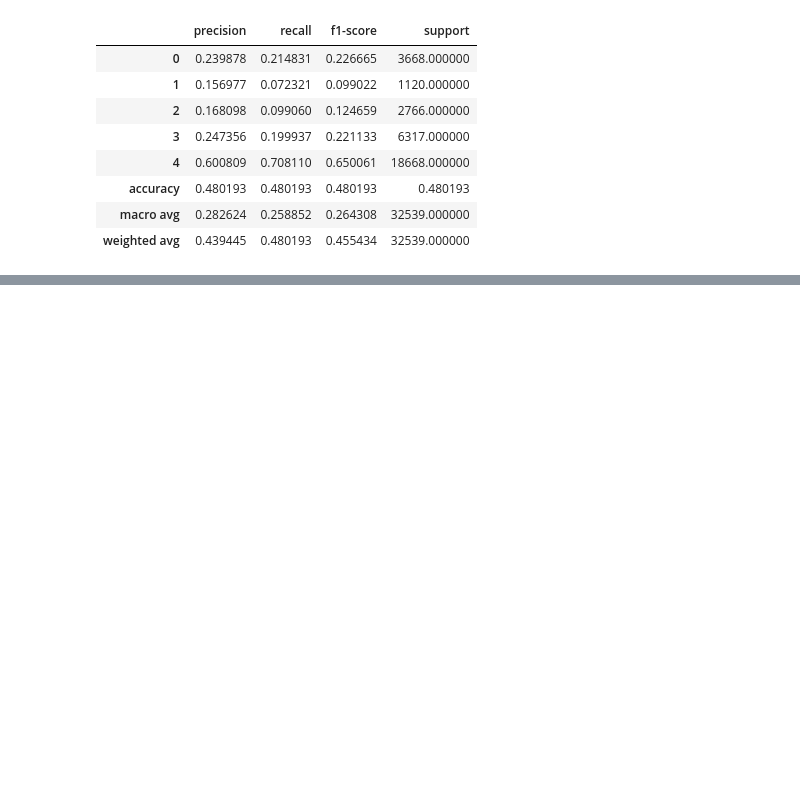
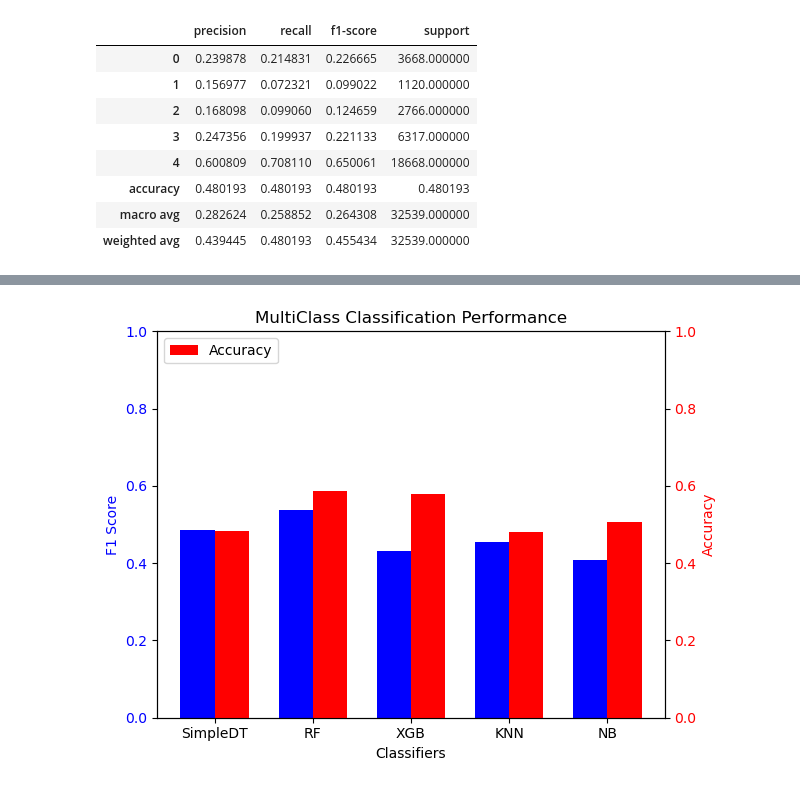
Before and after one commit to leshau90/whaz, a Jupyter notebook: SPK-dyah-lagi/tugas.ipynb, the cells around one changed output, grey strips where cells are left out. Cells and saved outputs as stored; diff of their text form; code cells hidden in the pictures; blank space fills up the shorter version.

```diff
--- a/SPK-dyah-lagi/tugas.ipynb
+++ b/SPK-dyah-lagi/tugas.ipynb
@@ -324,2 +312,71 @@ Text(0.5, 0.98, 'K-NN(5,uniform)')
 [figure]
+# %%
+import numpy as np
+import matplotlib.pyplot as plt
+from sklearn.model_selection import train_test_split
+from sklearn.naive_bayes import MultinomialNB
+
+def plot_multiclass_classification_performance(X_train, y_train, X_test, y_test):
+    # Initialize classifiers
+    classifiers = [
+        tree.DecisionTreeClassifier(),
+        RandomForestClassifier(),
+        xgb.XGBClassifier(),
+        KNeighborsClassifier(),
+        MultinomialNB()
+    ]
+    classifier_names = [
+        'SimpleDT',
+        'RF',
+        'XGB',
+        'KNN',
+        'NB']
+
+    # Initialize lists to store F1 scores and accuracies
+    f1_scores = []
+    accuracies = []
+
+    # Train and evaluate classifiers
+    for classifier in classifiers:
+        classifier.fit(X_train, y_train)
+        y_pred = classifier.predict(X_test)
+        report = classification_report(y_test, y_pred, output_dict=True)
+        f1_scores.append(report['weighted avg']['f1-score'])
+        accuracies.append(report['accuracy'])
+
+     # Create a bar plot
+    x = np.arange(len(classifier_names))
+    width = 0.35
+    fig, ax1 = plt.subplots()
+
+    ax1.bar(x - width/2, f1_scores, width, label='F1 Score', color='b')
+    ax1.set_xlabel('Classifiers')
+    ax1.set_ylabel('F1 Score', color='b')
+    ax1.set_ylim(0,1.)
+    ax1.tick_params(axis='y', labelcolor='b')
+
+    ax2 = ax1.twinx()
+    ax2.bar(x + width/2, accuracies, width, label='Accuracy', color='r')
+    ax2.set_ylabel('Accuracy', color='r')
+    ax2.tick_params(axis='y', labelcolor='r')
+    ax2.set_ylim(0,1.)
+
+    # plt.set_xticks(x, classifier_names, rotation=45,ha='right')
+    plt.xticks(x, classifier_names)
+    # plt.ylim(0,1.)
+    plt.title(f"MultiClass Classification Performance")
+    plt.legend(loc='upper left')
+    plt.tight_layout()
+    plt.show()
+
+# Load the Iris dataset for demonstration purposes
+# iris = load_iris()
+# X = iris.data
+# y = iris.target
+
+# Call the function to plot the performance
+# "Hello {name}. Your age is {age} ".format(name=user,age=age)
+plot_multiclass_classification_performance(X_train, y_train, X_test, y_test)
+# %% [output]
+[figure, added]
 # %%
```
Also changed, not shown: parts of 12 cells of this notebook, 1 other file.
